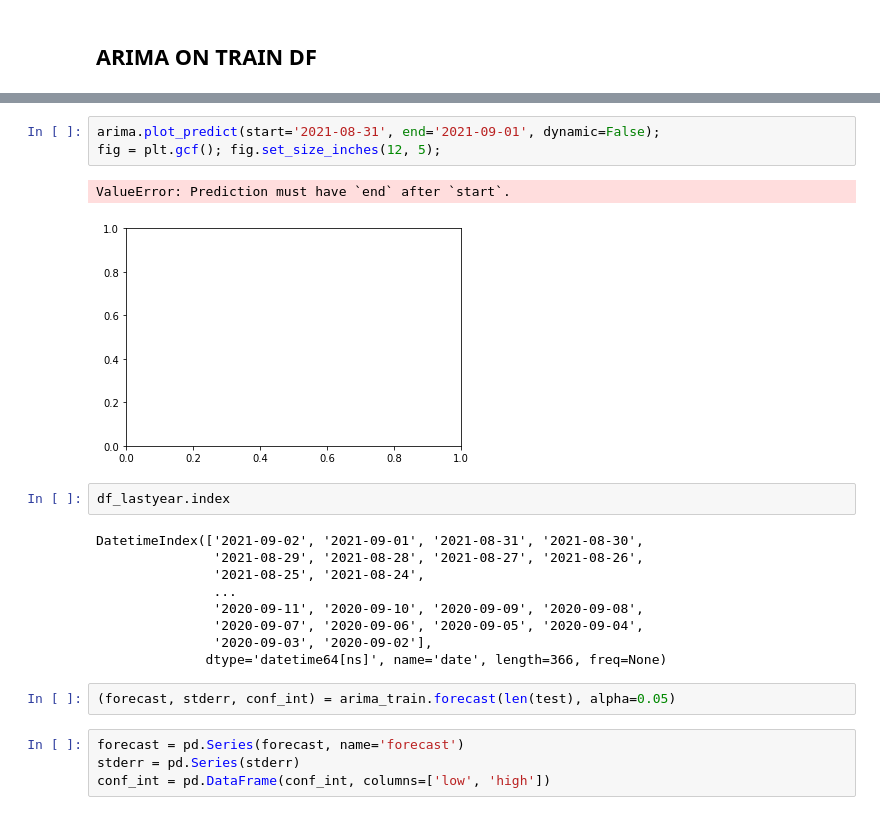
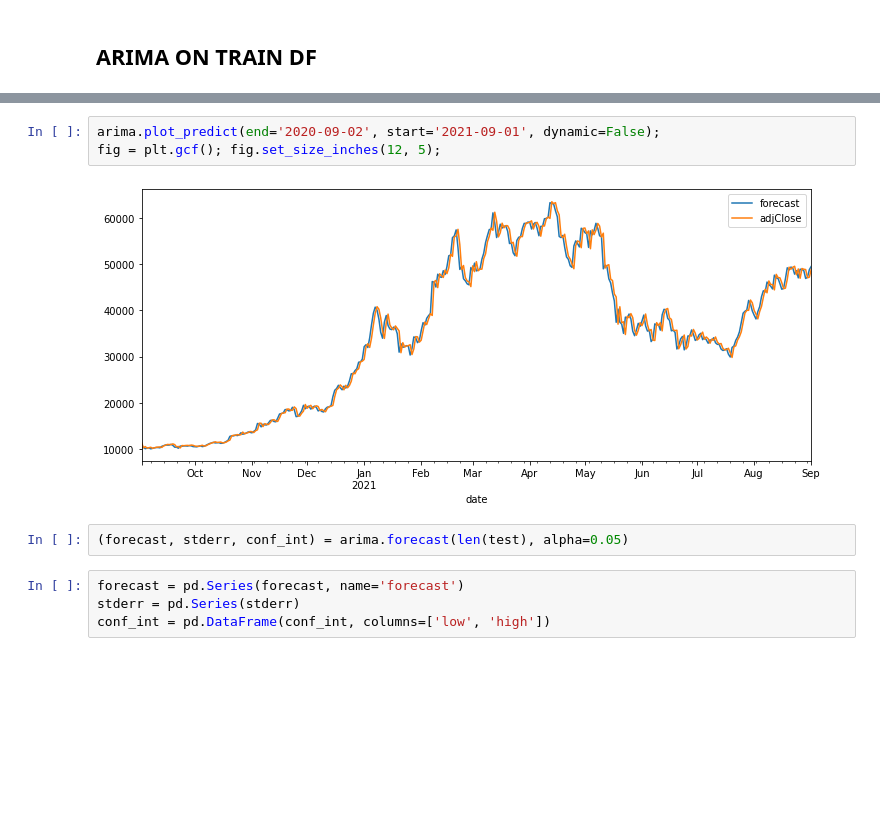
Before and after one commit to omarbelhaj99/cryptocurrency_trading, a Jupyter notebook: notebooks/timeseriesbaseline.ipynb, the cells around one changed output, grey strips where cells are left out. Saved outputs shown, nothing was run; the diff lists cells and outputs as text; blank space fills up the shorter version.

```diff
--- a/notebooks/timeseriesbaseline.ipynb
+++ b/notebooks/timeseriesbaseline.ipynb
@@ -447,22 +288,10 @@ Length: 365, dtype: float64
 # %%
-arima.plot_predict(start='2021-08-31', end='2021-09-01', dynamic=False);
+arima.plot_predict(end='2020-09-02', start='2021-09-01', dynamic=False);
 fig = plt.gcf(); fig.set_size_inches(12, 5);
 # %% [output]
-ValueError: Prediction must have `end` after `start`.
-[figure, old version]
+[figure, new version]
-# %%
-df_lastyear.index
-# %% [output]
-DatetimeIndex(['2021-09-02', '2021-09-01', '2021-08-31', '2021-08-30',
-               '2021-08-29', '2021-08-28', '2021-08-27', '2021-08-26',
-               '2021-08-25', '2021-08-24',
-               ...
-               '2020-09-11', '2020-09-10', '2020-09-09', '2020-09-08',
-               '2020-09-07', '2020-09-06', '2020-09-05', '2020-09-04',
-               '2020-09-03', '2020-09-02'],
-              dtype='datetime64[ns]', name='date', length=366, freq=None)
 # %%
-(forecast, stderr, conf_int) = arima_train.forecast(len(test), alpha=0.05)
+(forecast, stderr, conf_int) = arima.forecast(len(test), alpha=0.05)
 # %%
 forecast = pd.Series(forecast, name='forecast')
 stderr = pd.Series(stderr)
```
Also changed, not shown: parts of 24 cells of this notebook, 1 other file.
